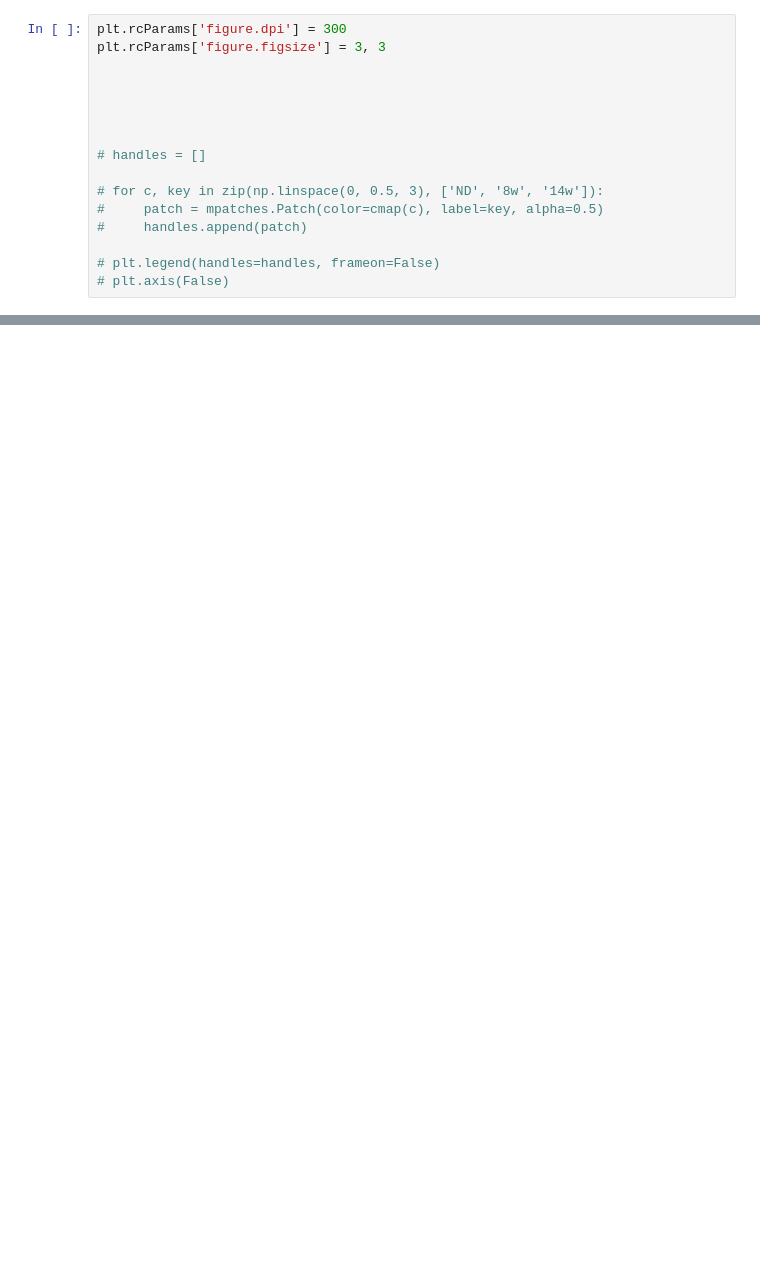
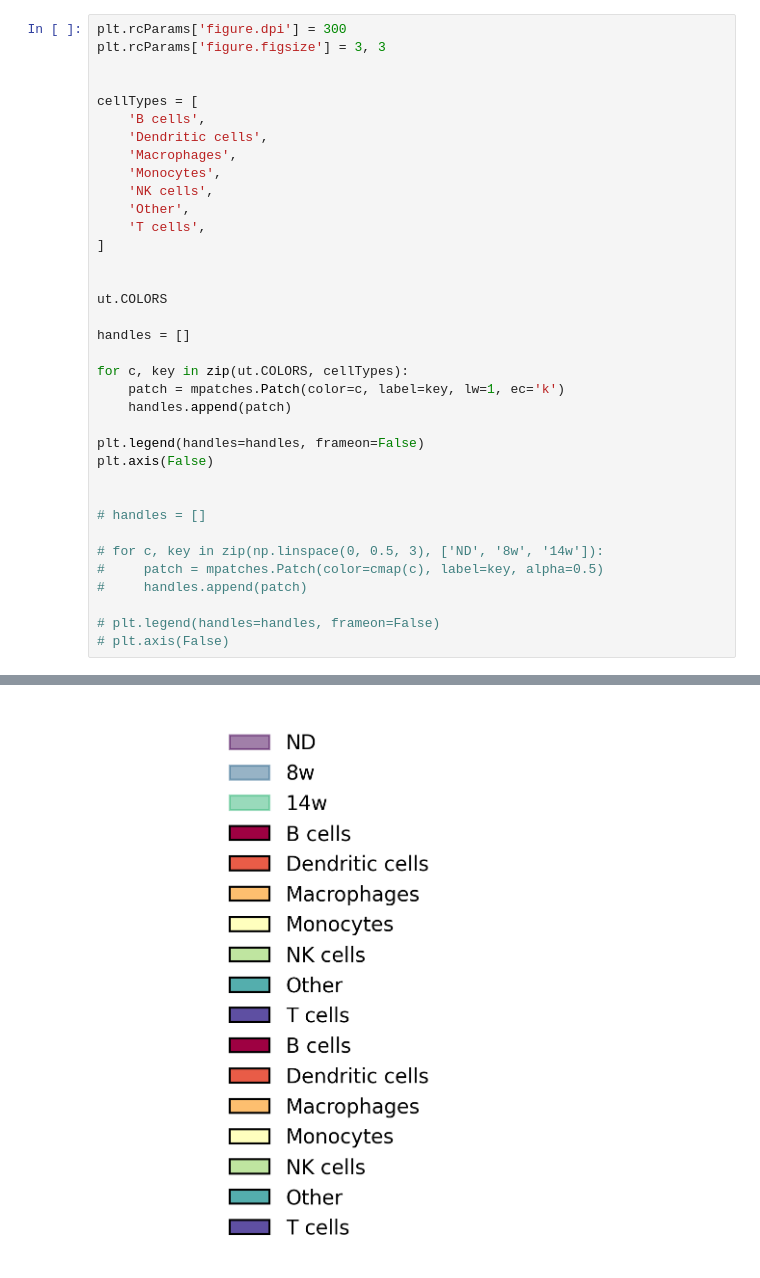
Before and after one commit to CooperStansbury/spatial_transcriptomics, a Jupyter notebook: clustering/makeLegend.ipynb, the cells around one changed output, grey strips where cells are left out. Drawn from its saved outputs; the diff is of its cells as text; blank space fills up the shorter version.

```diff
--- a/clustering/makeLegend.ipynb
+++ b/clustering/makeLegend.ipynb
@@ -26,7 +32,27 @@ plt.rcParams['figure.dpi'] = 300
 plt.rcParams['figure.figsize'] = 3, 3
 
 
+cellTypes = [
+    'B cells',
+    'Dendritic cells',
+    'Macrophages',
+    'Monocytes',
+    'NK cells',
+    'Other',
+    'T cells',
+]
 
+
+ut.COLORS
+
+handles = []
+
+for c, key in zip(ut.COLORS, cellTypes):
+    patch = mpatches.Patch(color=c, label=key, lw=1, ec='k')
+    handles.append(patch)
+
+plt.legend(handles=handles, frameon=False)
+plt.axis(False)
 
 
 # handles = []
@@ -37,3 +63,4 @@ plt.rcParams['figure.figsize'] = 3, 3
 
 # plt.legend(handles=handles, frameon=False)
 # plt.axis(False)
+# %% [output]
@@ -39,0 +68 @@ plt.rcParams['figure.figsize'] = 3, 3
+[figure, added]
```
Also changed, not shown: parts of 4 cells of this notebook.
